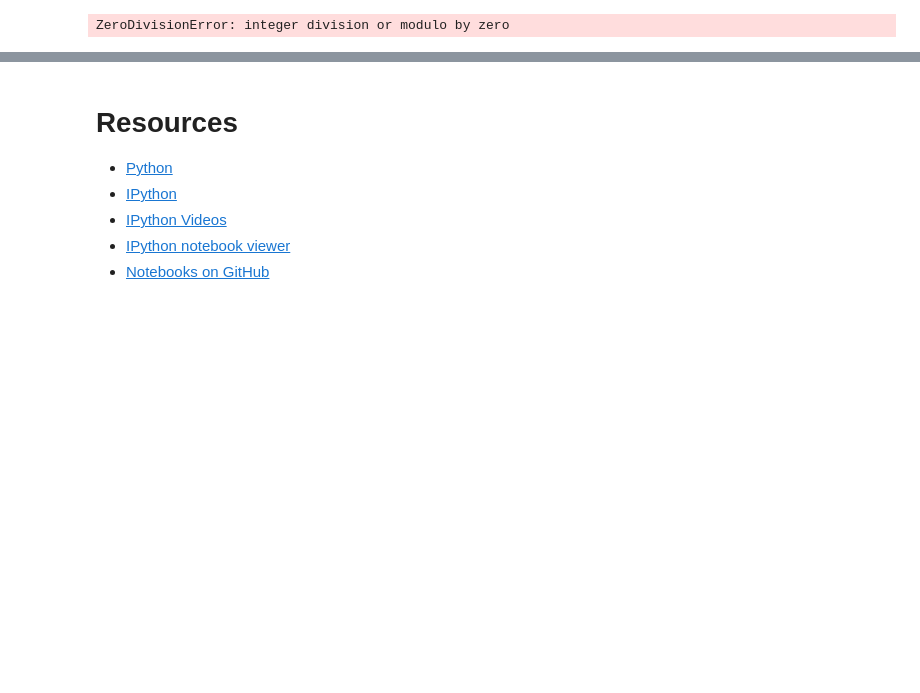
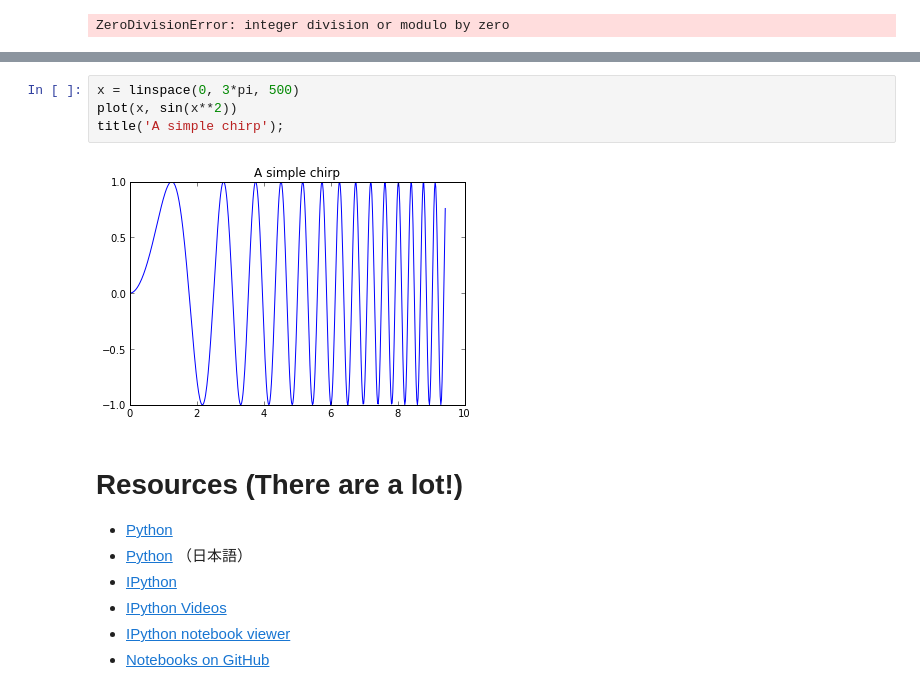
Before and after one commit to dansind/IPython-Notebook-Intro-Naruhodo, a Jupyter notebook: IPython-Notebook-Intro.ipynb, the cells around one changed output, grey strips where cells are left out. Saved outputs shown, nothing was run; the diff lists cells and outputs as text; blank space fills up the shorter version.

```diff
--- a/IPython-Notebook-Intro.ipynb
+++ b/IPython-Notebook-Intro.ipynb
@@ -139,8 +174,15 @@ ZeroDivisionError: integer division or modulo by zero
+# %%
+x = linspace(0, 3*pi, 500)
+plot(x, sin(x**2))
+title('A simple chirp');
+# %% [output]
+[figure, added]
 # %% [markdown]
-<h1> Resources </h1>
+<h1> Resources (There are a lot!)</h1>
 
 
 * [Python](http://www.python.org/)
+* [Python](http://www.python.jp/) （日本語）
 * [IPython](http://ipython.org/)
 * [IPython Videos](http://ipython.org/videos.html)
 * [IPython notebook viewer](http://nbviewer.ipython.org/)
```
Also changed, not shown: parts of 17 cells of this notebook.
